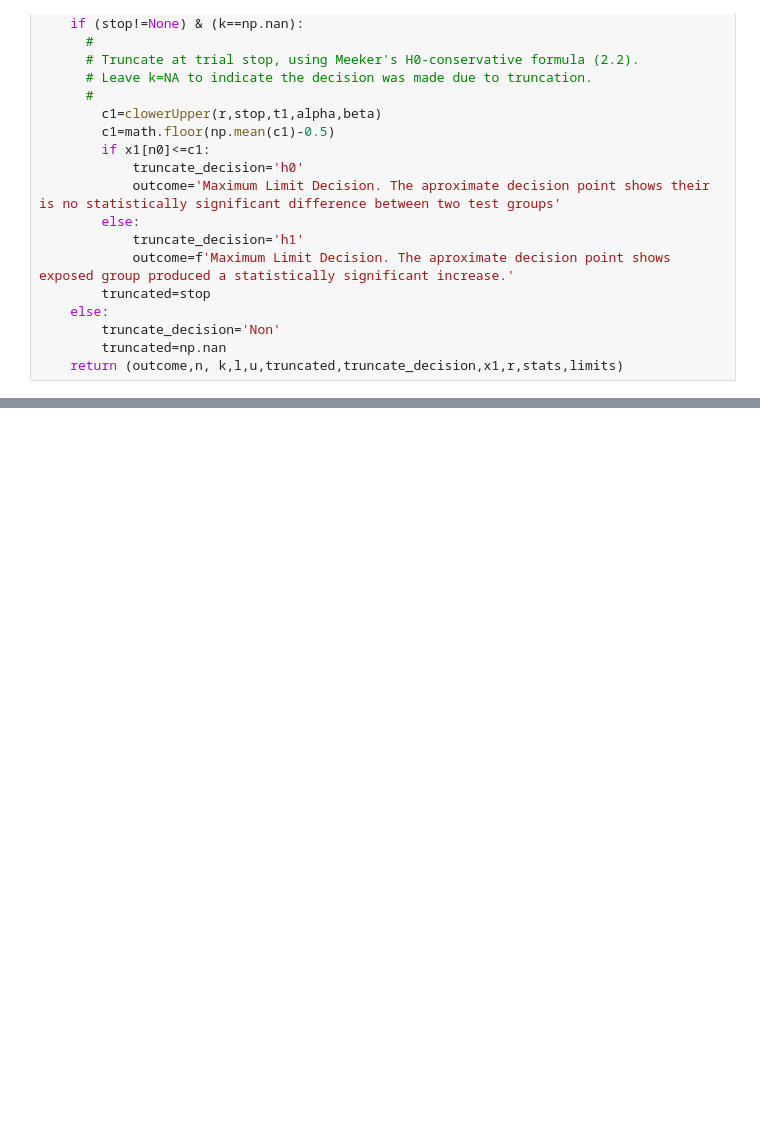
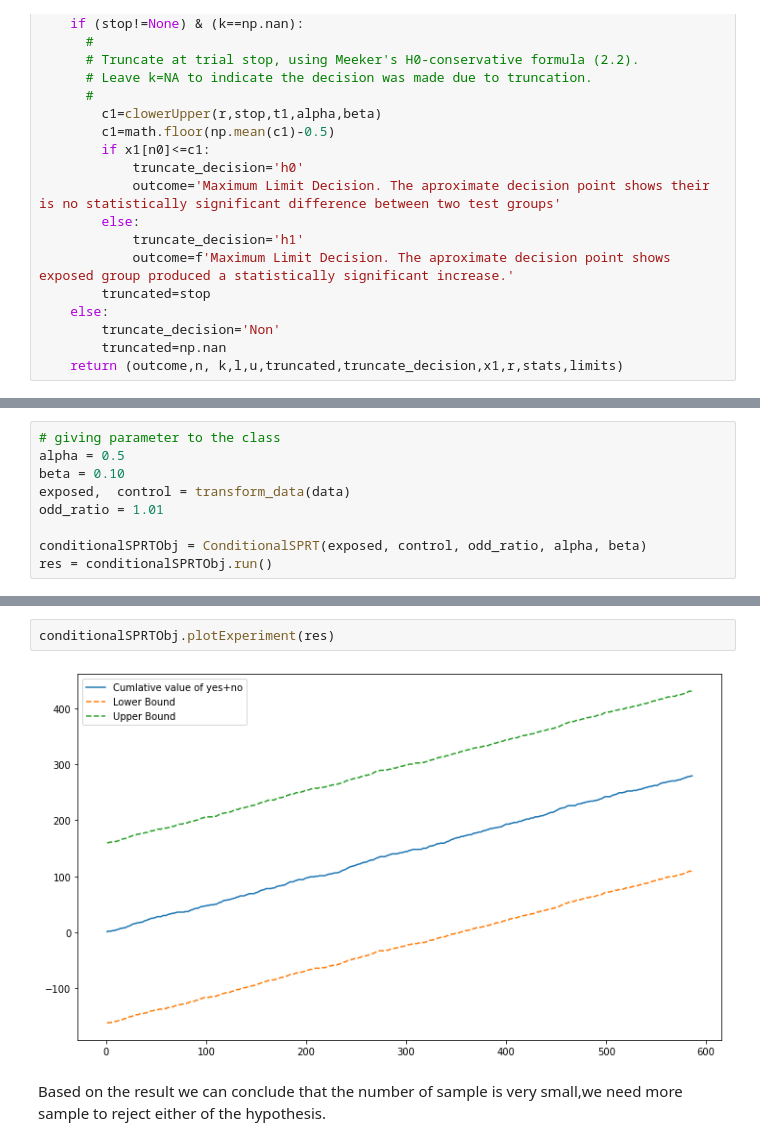
Before and after one commit to nebasam/-hypothesis-testing-for-SmartAd-BIO-service, a Jupyter notebook: notebooks/sequentialtest.ipynb, the cells around one changed output, grey strips where cells are left out. Saved outputs shown, nothing was run; the diff lists cells and outputs as text; blank space fills up the shorter version.

```diff
--- a/notebooks/sequentialtest.ipynb
+++ b/notebooks/sequentialtest.ipynb
@@ -219,0 +265,9 @@ def conditionalSPRT(x,y,t1,alpha=0.05,beta=0.10,stop=None):
+# %%
+# giving parameter to the class
+alpha = 0.5
+beta = 0.10
+exposed,  control = transform_data(data)
+odd_ratio = 1.01
+
+conditionalSPRTObj = ConditionalSPRT(exposed, control, odd_ratio, alpha, beta)
+res = conditionalSPRTObj.run()
@@ -219,0 +292,6 @@ def conditionalSPRT(x,y,t1,alpha=0.05,beta=0.10,stop=None):
+# %%
+conditionalSPRTObj.plotExperiment(res)
+# %% [output]
+[figure, added]
+# %% [markdown]
+Based on the result we can conclude that the number of sample is very small,we need more sample to reject either of the hypothesis.
```
Also changed, not shown: parts of 3 cells of this notebook.
